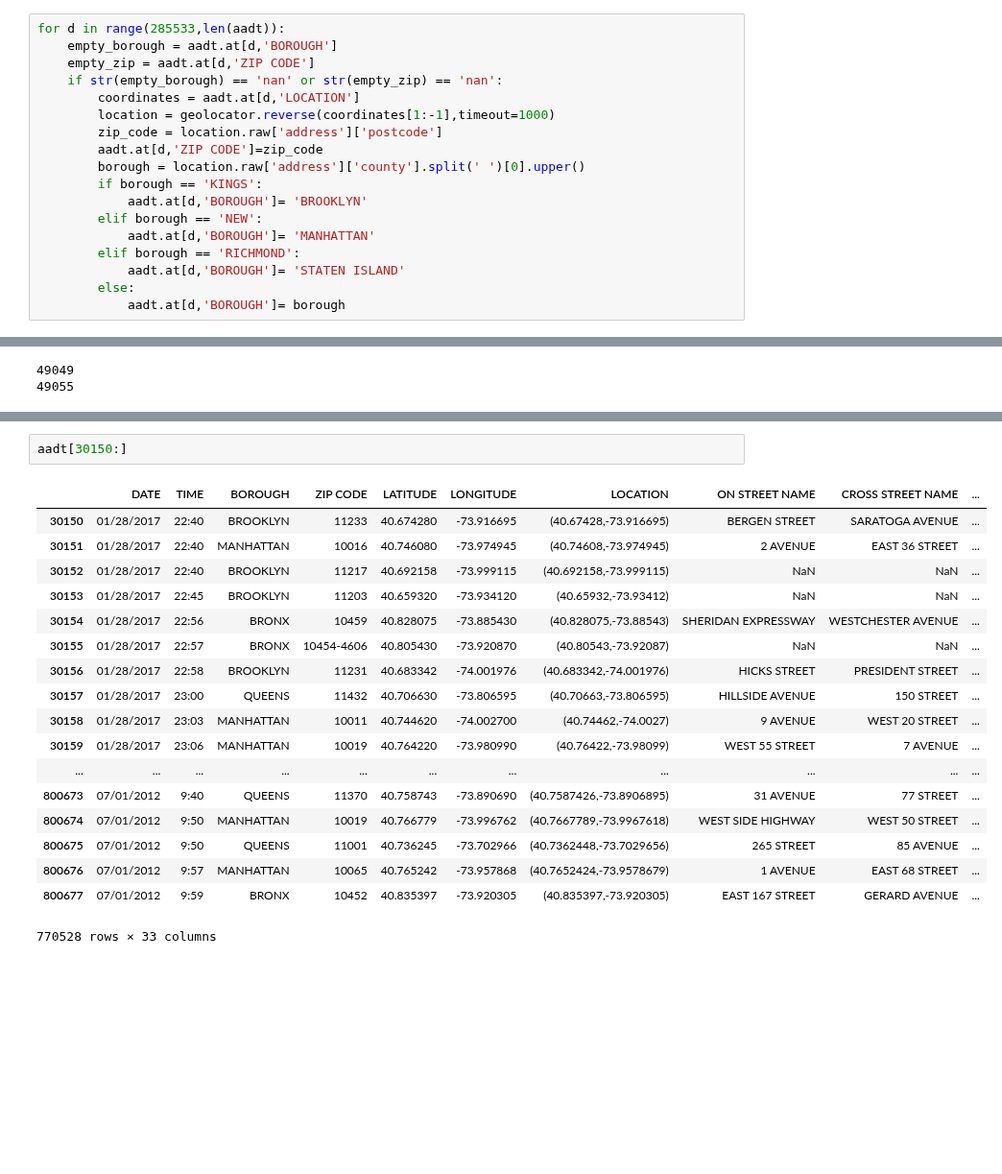
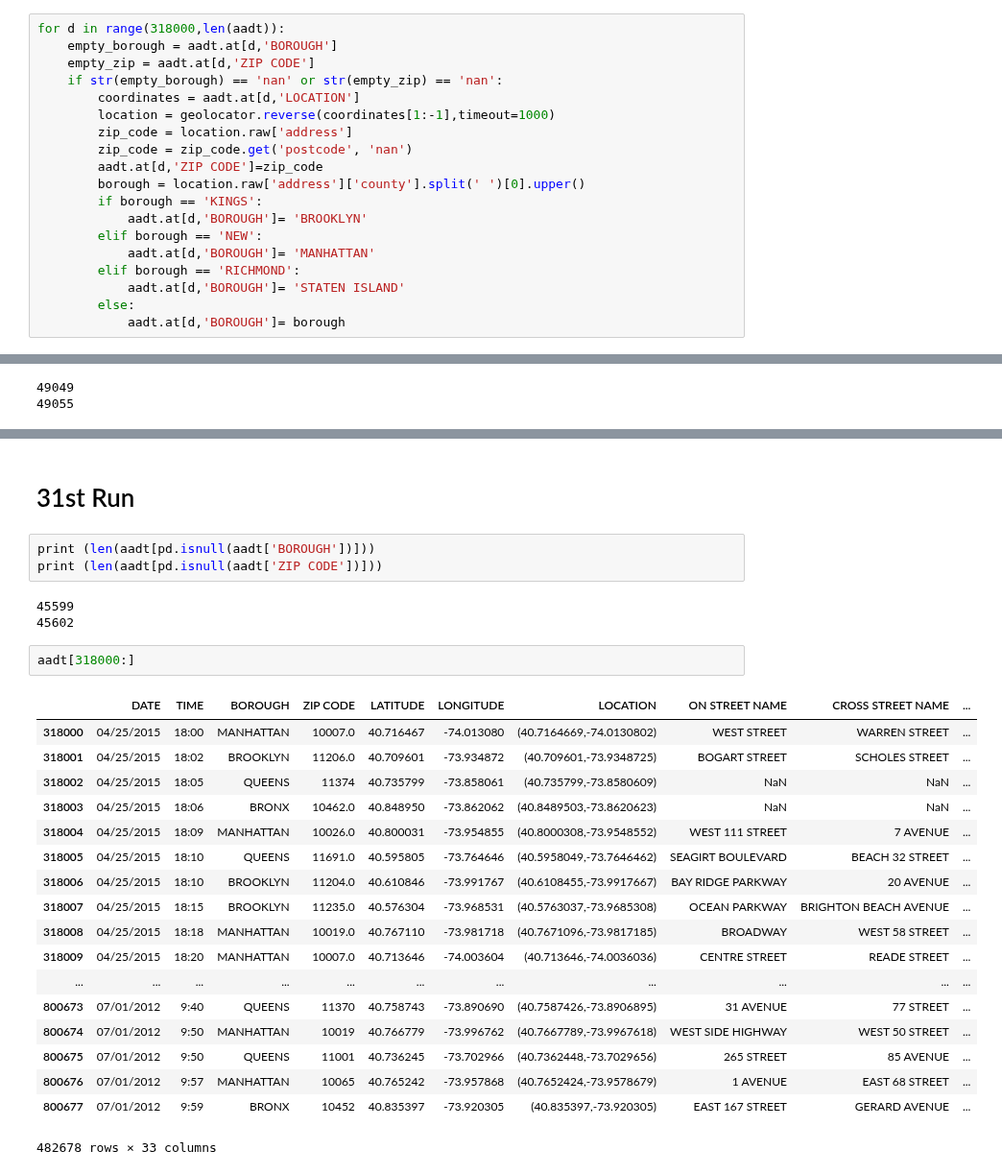
Before and after one commit to nealrea/collisionViz, a Jupyter notebook: MH_Data/Street_LatLng.ipynb, the cells around one changed output, grey strips where cells are left out. Shown at 96% size. Cells and saved outputs as stored; diff of their text form; blank space fills up the shorter version.

```diff
--- a/MH_Data/Street_LatLng.ipynb
+++ b/MH_Data/Street_LatLng.ipynb
@@ -275,13 +277,14 @@ aadt[aadt['ZIP CODE'].isnull()]
 # %% [markdown]
 # Stopped at 285514 -NR
 # %%
-for d in range(285533,len(aadt)):
+for d in range(318000,len(aadt)):
     empty_borough = aadt.at[d,'BOROUGH']
     empty_zip = aadt.at[d,'ZIP CODE']
     if str(empty_borough) == 'nan' or str(empty_zip) == 'nan':
         coordinates = aadt.at[d,'LOCATION']
         location = geolocator.reverse(coordinates[1:-1],timeout=1000)
-        zip_code = location.raw['address']['postcode']
+        zip_code = location.raw['address']
+        zip_code = zip_code.get('postcode', 'nan')
         aadt.at[d,'ZIP CODE']=zip_code
         borough = location.raw['address']['county'].split(' ')[0].upper()
         if borough == 'KINGS':
@@ -531,22 +542,30 @@ print (len(aadt[pd.isnull(aadt['ZIP CODE'])]))
+# %% [markdown]
+# 31st Run
+# %%
+print (len(aadt[pd.isnull(aadt['BOROUGH'])]))
+print (len(aadt[pd.isnull(aadt['ZIP CODE'])]))
+# %% [output]
+45599
+45602
 # %%
-aadt[30150:]
+aadt[318000:]
 # %% [output]
 |  | DATE | TIME | BOROUGH | ZIP CODE | LATITUDE | LONGITUDE | LOCATION | ON STREET NAME | CROSS STREET NAME | ... |
-| 30150 | 01/28/2017 | 22:40 | BROOKLYN | 11233 | 40.674280 | -73.916695 | (40.67428,-73.916695) | BERGEN STREET | SARATOGA AVENUE | ... |
-| 30151 | 01/28/2017 | 22:40 | MANHATTAN | 10016 | 40.746080 | -73.974945 | (40.74608,-73.974945) | 2 AVENUE | EAST 36 STREET | ... |
-| 30152 | 01/28/2017 | 22:40 | BROOKLYN | 11217 | 40.692158 | -73.999115 | (40.692158,-73.999115) | NaN | NaN | ... |
-| 30153 | 01/28/2017 | 22:45 | BROOKLYN | 11203 | 40.659320 | -73.934120 | (40.65932,-73.93412) | NaN | NaN | ... |
-| 30154 | 01/28/2017 | 22:56 | BRONX | 10459 | 40.828075 | -73.885430 | (40.828075,-73.88543) | SHERIDAN EXPRESSWAY | WESTCHESTER AVENUE | ... |
-| 30155 | 01/28/2017 | 22:57 | BRONX | 10454-4606 | 40.805430 | -73.920870 | (40.80543,-73.92087) | NaN | NaN | ... |
-| 30156 | 01/28/2017 | 22:58 | BROOKLYN | 11231 | 40.683342 | -74.001976 | (40.683342,-74.001976) | HICKS STREET | PRESIDENT STREET | ... |
-| 30157 | 01/28/2017 | 23:00 | QUEENS | 11432 | 40.706630 | -73.806595 | (40.70663,-73.806595) | HILLSIDE AVENUE | 150 STREET | ... |
-| 30158 | 01/28/2017 | 23:03 | MANHATTAN | 10011 | 40.744620 | -74.002700 | (40.74462,-74.0027) | 9 AVENUE | WEST 20 STREET | ... |
-| 30159 | 01/28/2017 | 23:06 | MANHATTAN | 10019 | 40.764220 | -73.980990 | (40.76422,-73.98099) | WEST 55 STREET | 7 AVENUE | ... |
+| 318000 | 04/25/2015 | 18:00 | MANHATTAN | 10007.0 | 40.716467 | -74.013080 | (40.7164669,-74.0130802) | WEST STREET | WARREN STREET | ... |
+| 318001 | 04/25/2015 | 18:02 | BROOKLYN | 11206.0 | 40.709601 | -73.934872 | (40.709601,-73.9348725) | BOGART STREET | SCHOLES STREET | ... |
+| 318002 | 04/25/2015 | 18:05 | QUEENS | 11374 | 40.735799 | -73.858061 | (40.735799,-73.8580609) | NaN | NaN | ... |
+| 318003 | 04/25/2015 | 18:06 | BRONX | 10462.0 | 40.848950 | -73.862062 | (40.8489503,-73.8620623) | NaN | NaN | ... |
+| 318004 | 04/25/2015 | 18:09 | MANHATTAN | 10026.0 | 40.800031 | -73.954855 | (40.8000308,-73.9548552) | WEST 111 STREET | 7 AVENUE | ... |
+| 318005 | 04/25/2015 | 18:10 | QUEENS | 11691.0 | 40.595805 | -73.764646 | (40.5958049,-73.7646462) | SEAGIRT BOULEVARD | BEACH 32 STREET | ... |
+| 318006 | 04/25/2015 | 18:10 | BROOKLYN | 11204.0 | 40.610846 | -73.991767 | (40.6108455,-73.9917667) | BAY RIDGE PARKWAY | 20 AVENUE | ... |
+| 318007 | 04/25/2015 | 18:15 | BROOKLYN | 11235.0 | 40.576304 | -73.968531 | (40.5763037,-73.9685308) | OCEAN PARKWAY | BRIGHTON BEACH AVENUE | ... |
+| 318008 | 04/25/2015 | 18:18 | MANHATTAN | 10019.0 | 40.767110 | -73.981718 | (40.7671096,-73.9817185) | BROADWAY | WEST 58 STREET | ... |
+| 318009 | 04/25/2015 | 18:20 | MANHATTAN | 10007.0 | 40.713646 | -74.003604 | (40.713646,-74.0036036) | CENTRE STREET | READE STREET | ... |
 | ... | ... | ... | ... | ... | ... | ... | ... | ... | ... | ... |
 | 800673 | 07/01/2012 | 9:40 | QUEENS | 11370 | 40.758743 | -73.890690 | (40.7587426,-73.8906895) | 31 AVENUE | 77 STREET | ... |
 | 800674 | 07/01/2012 | 9:50 | MANHATTAN | 10019 | 40.766779 | -73.996762 | (40.7667789,-73.9967618) | WEST SIDE HIGHWAY | WEST 50 STREET | ... |
 | 800675 | 07/01/2012 | 9:50 | QUEENS | 11001 | 40.736245 | -73.702966 | (40.7362448,-73.7029656) | 265 STREET | 85 AVENUE | ... |
 | 800676 | 07/01/2012 | 9:57 | MANHATTAN | 10065 | 40.765242 | -73.957868 | (40.7652424,-73.9578679) | 1 AVENUE | EAST 68 STREET | ... |
 | 800677 | 07/01/2012 | 9:59 | BRONX | 10452 | 40.835397 | -73.920305 | (40.835397,-73.920305) | EAST 167 STREET | GERARD AVENUE | ... |
-770528 rows × 33 columns
+482678 rows × 33 columns
 # %%
```
Also changed, not shown: parts of 8 cells of this notebook.
